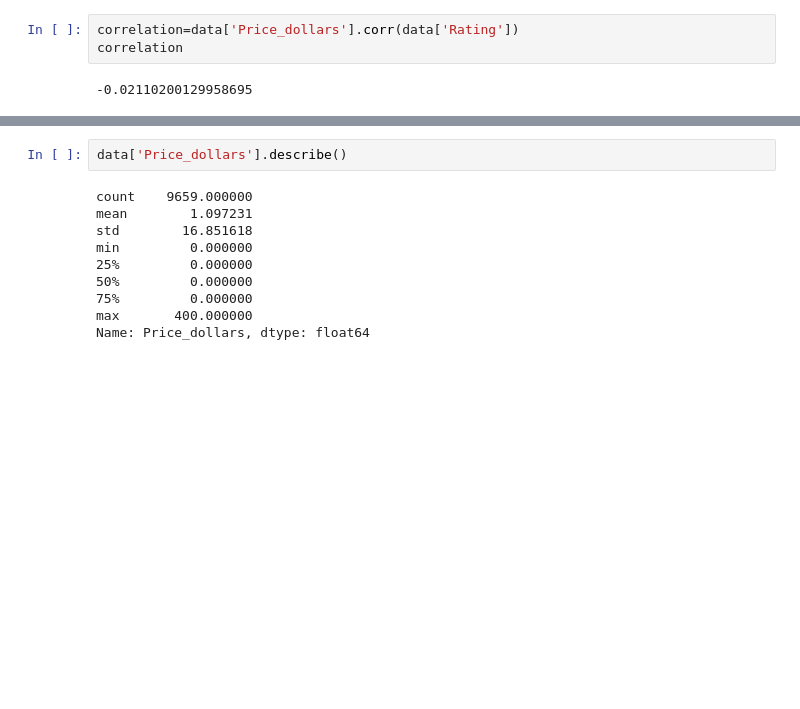
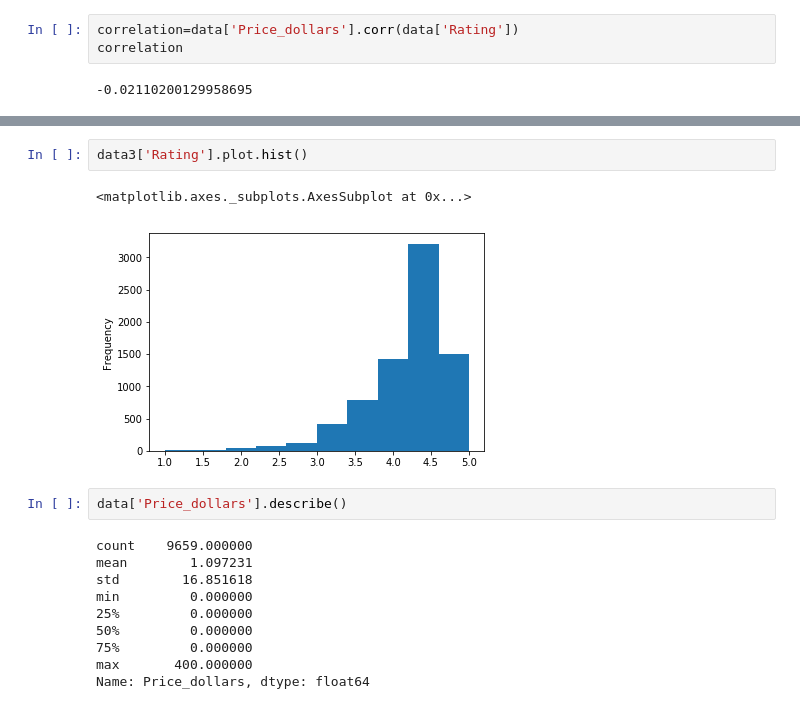
Before and after one commit to Almuglezsalcedo/datamad0119, a Jupyter notebook: module-1/pipelines-project/your-code/data-folder/main.ipynb, the cells around one changed output, grey strips where cells are left out. Cells and saved outputs as stored; diff of their text form; blank space fills up the shorter version.

```diff
--- a/module-1/pipelines-project/your-code/data-folder/main.ipynb
+++ b/module-1/pipelines-project/your-code/data-folder/main.ipynb
@@ -105,3 +109,8 @@ correlation
+# %%
+data3['Rating'].plot.hist()
+# %% [output]
+<matplotlib.axes._subplots.AxesSubplot at 0x...>
+[figure, added]
 # %%
 data['Price_dollars'].describe()
 # %% [output]
```
Also changed, not shown: parts of 11 cells of this notebook, 7 other files.
